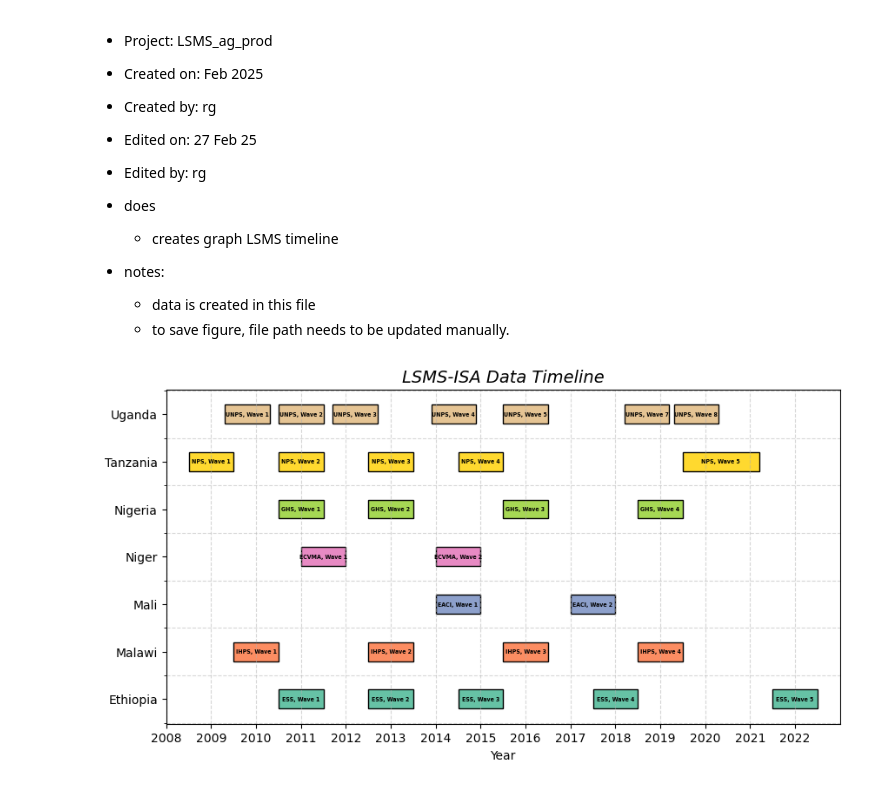
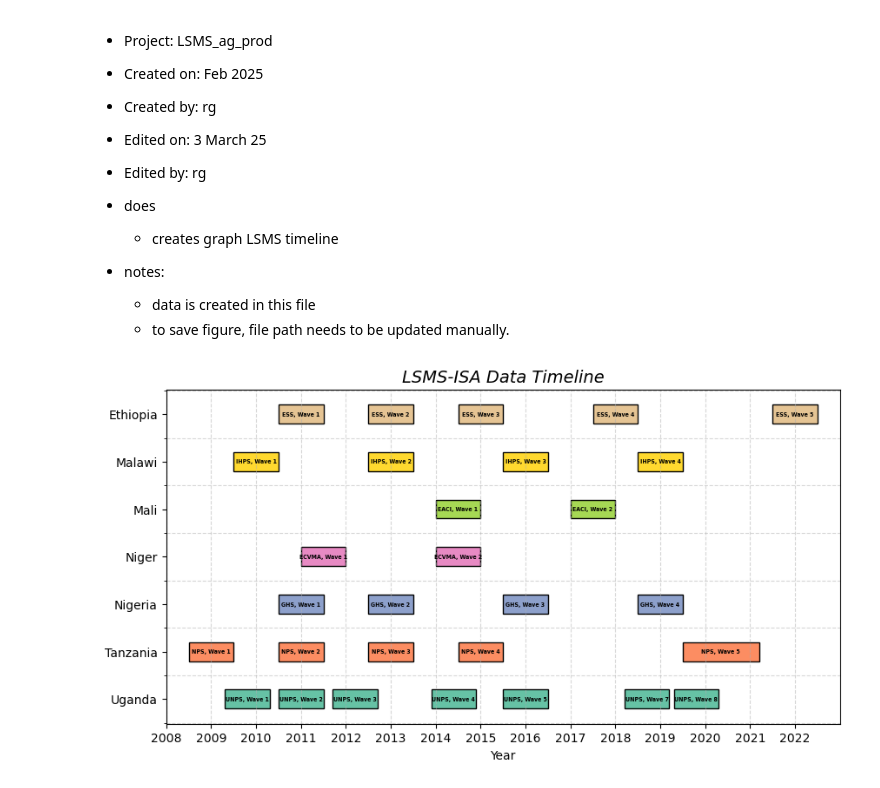
Before and after one commit to AIDELabAZ/lsms_ag_prod, a Jupyter notebook: analysis/graphs and tables/lsms_timeline.ipynb, the cells around one changed output. Drawn from its saved outputs; the diff is of its cells as text; code cells hidden in the pictures.

Commit message:
update graph timeline

```diff
--- a/analysis/graphs and tables/lsms_timeline.ipynb
+++ b/analysis/graphs and tables/lsms_timeline.ipynb
@@ -2,7 +2,7 @@
 * Project: LSMS_ag_prod
 * Created on: Feb 2025
 * Created by: rg
-* Edited on: 27 Feb 25
+* Edited on: 3 March 25
 * Edited by: rg
 
 * does
@@ -66,7 +66,7 @@ data = pd.DataFrame({
 })
 # %%
 # assign positions for countries (ensures bars are between horizonal gridlines)
-unique_countries = sorted(data["country"].unique())
+unique_countries = sorted(data["country"].unique(), reverse = True)
 data["country_pos"] = data["country"].apply(lambda x: unique_countries.index(x) * 2 + 1)
 
 # create figure and axis
@@ -85,31 +85,34 @@ for _, row in data.iterrows():
     ax.barh(y=row["country_pos"],
             width=row["end_year"] - row["start_year"],
             left=row["start_year"],
             height=0.8,
             color=country_colors[row["country"]], edgecolor="black")
 
     # text inside bars
     ax.text(row["start_year"] + (row["end_year"] - row["start_year"]) / 2,
             row["country_pos"],
             f"{row['survey']}, {row['wave']}",
             ha = "center", va = "center", fontsize = 4.5, fontweight = "bold", color = "black")
 
 # align country names (y-lables) with bars
 ax.set_yticks(y_positions)
 ax.set_yticklabels(unique_countries, fontsize = 10)
 
 # range and labels of x-axis
 ax.set_xticks(range(2008, 2023, 1))
 ax.set_xlim(2008, 2023)
 ax.set_xlabel("Year", fontsize = 10)
 
 # keep gridlines positioned between two horizontal gridlines
 ax.set_yticks(grid_positions, minor=True)
 ax.grid(axis = "y", linestyle = "--", alpha = 0.5, which = "minor")
 ax.grid(axis = "x", linestyle = "--", alpha = 0.5)
 
 # tittle
 ax.set_title("LSMS-ISA Data Timeline", fontsize=14, style = "italic")
+
+# save plot
+plt.savefig(f"{save_path}LSMS_timeline.pdf", format = "pdf", bbox_inches = "tight")
 plt.show()
 # %% [output]
-[figure, old version]
+[figure, new version]
```
Also changed, not shown: parts of 1 cell of this notebook.
